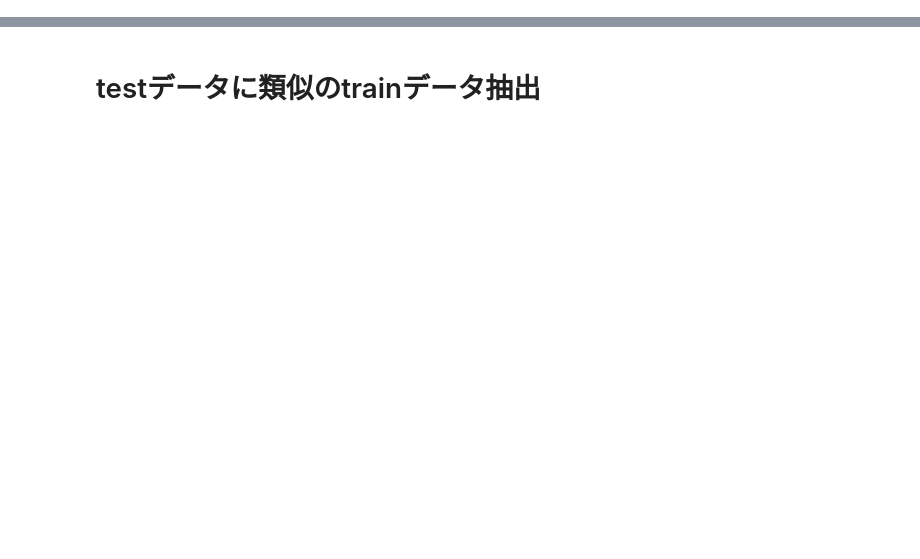
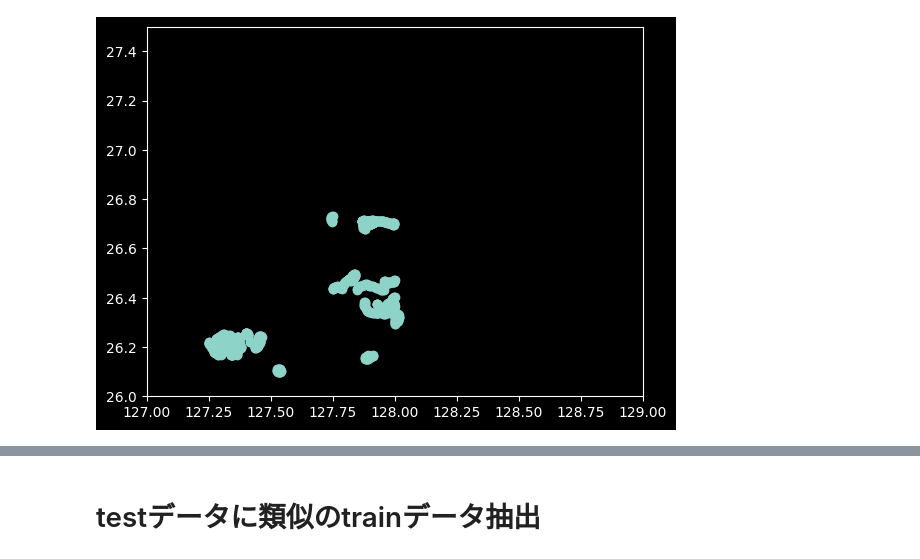
Before and after one commit to androiderNN/bluecarbon, a Jupyter notebook: sources/analysis.ipynb, the cells around one changed output, grey strips where cells are left out. Cells and saved outputs as stored; diff of their text form; code cells hidden in the pictures; blank space fills up the shorter version.

```diff
--- a/sources/analysis.ipynb
+++ b/sources/analysis.ipynb
@@ -48,0 +3,11 @@ test
+# %%
+import pandas as pd
+import numpy as np
+import matplotlib.pyplot as plt
+import pickle
+
+train_ = pickle.load(open('./processed/lgb_train.pkl', 'rb'))
+test_ = pickle.load(open('./processed/lgb_test.pkl', 'rb'))
+
+train = pd.read_csv('./raws/train_data.csv')
+test = pd.read_csv('./raws/test_data.csv')
@@ -48,0 +79,13 @@ test
+# %%
+import matplotlib.pyplot as plt
+plt.style.use('dark_background')
+
+df = test_
+
+# plt.scatter(df['lon'], df['lat'], c=df['cover'], cmap='Blues')
+plt.scatter(df['lon'], df['lat'])
+plt.xlim(127, 129)
+plt.ylim(26, 27.5)
+plt.show()
+# %% [output]
+[figure, added]
```
Also changed, not shown: parts of 36 cells of this notebook, 2 other files.
